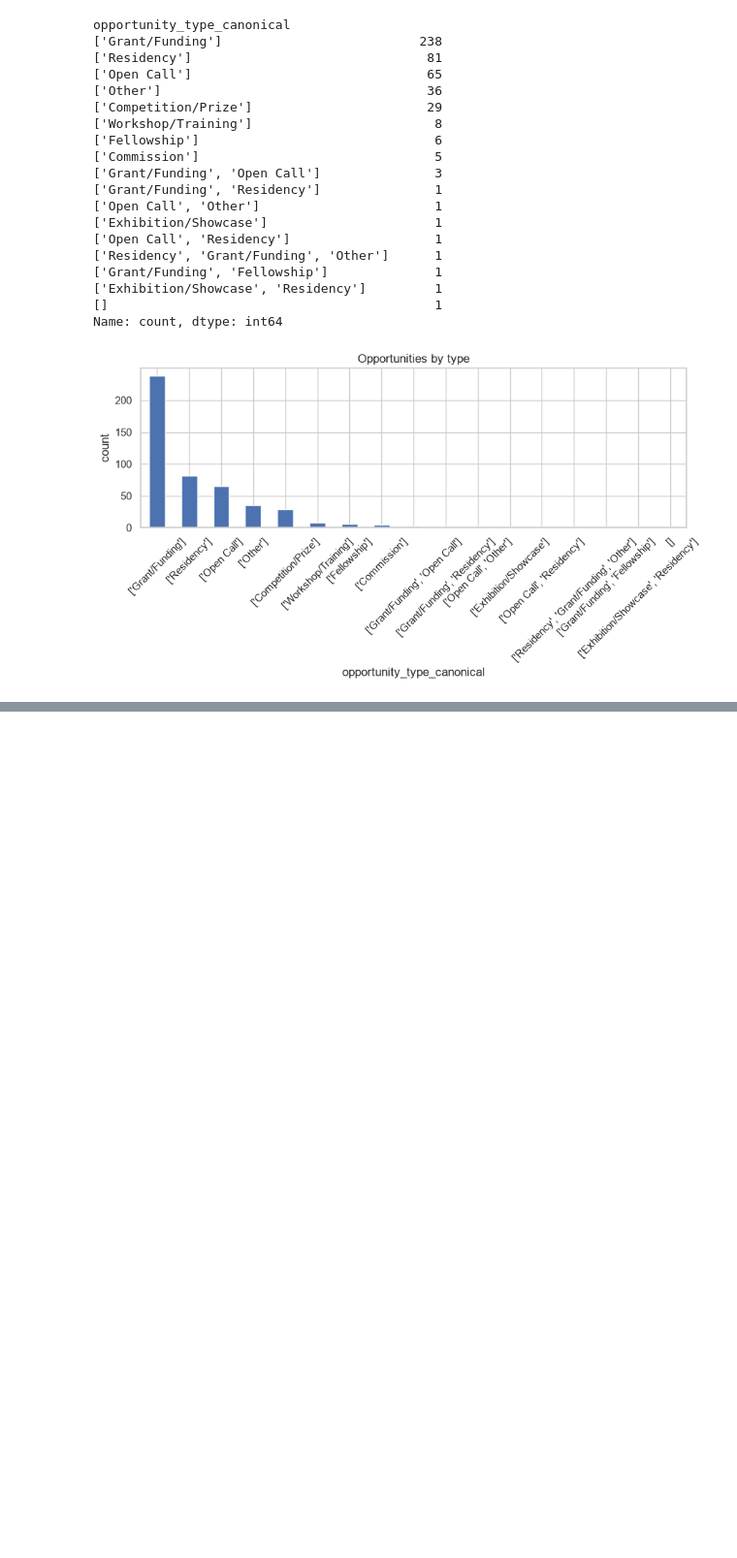
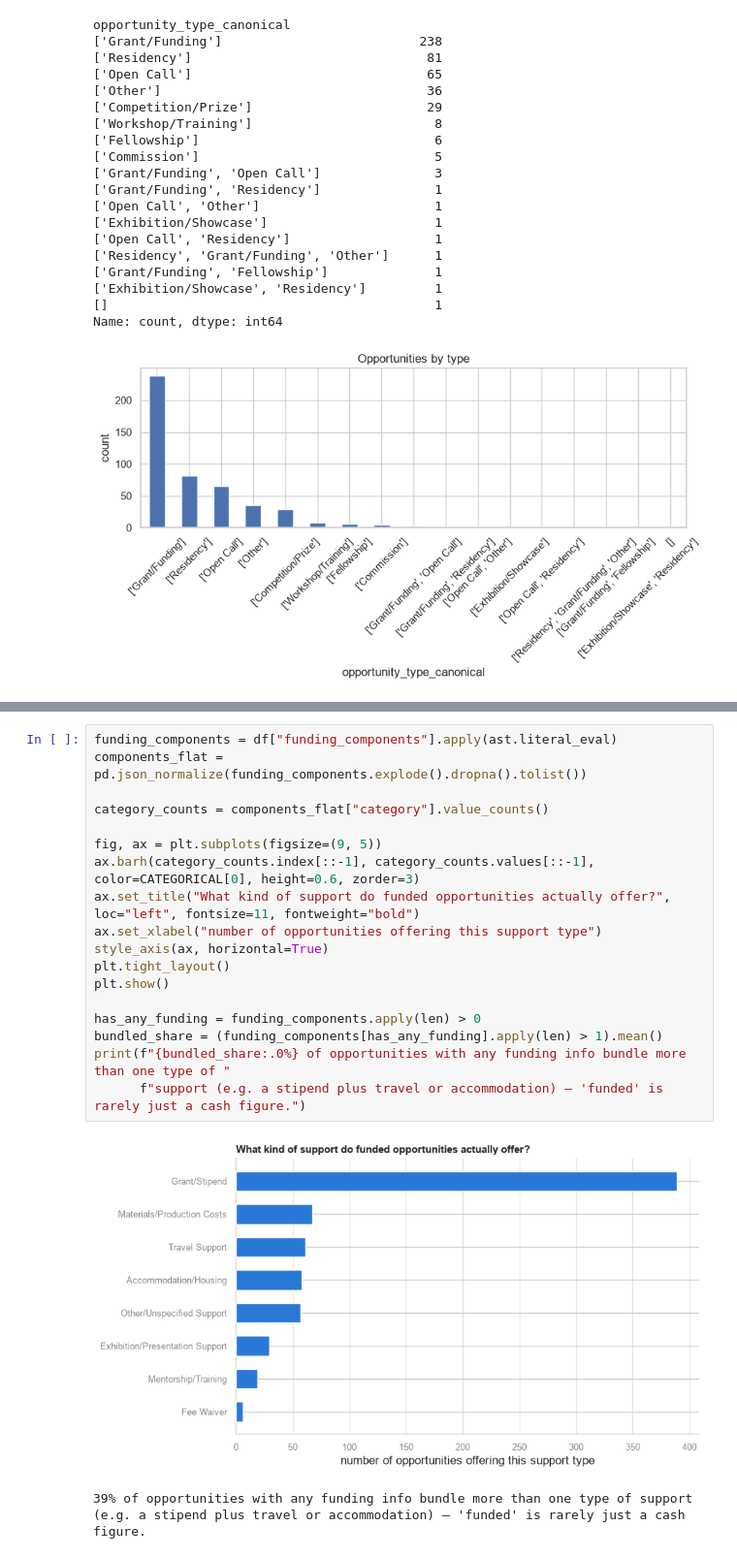
Before and after one commit to Lucaisok/open_art, a Jupyter notebook: notebooks/eda.ipynb, the cells around one changed output, grey strips where cells are left out. Shown at 97% size. Drawn from its saved outputs; the diff is of its cells as text; blank space fills up the shorter version.

```diff
--- a/notebooks/eda.ipynb
+++ b/notebooks/eda.ipynb
@@ -328,0 +432,21 @@ Name: count, dtype: int64
+# %%
+funding_components = df["funding_components"].apply(ast.literal_eval)
+components_flat = pd.json_normalize(funding_components.explode().dropna().tolist())
+
+category_counts = components_flat["category"].value_counts()
+
+fig, ax = plt.subplots(figsize=(9, 5))
+ax.barh(category_counts.index[::-1], category_counts.values[::-1], color=CATEGORICAL[0], height=0.6, zorder=3)
+ax.set_title("What kind of support do funded opportunities actually offer?", loc="left", fontsize=11, fontweight="bold")
+ax.set_xlabel("number of opportunities offering this support type")
+style_axis(ax, horizontal=True)
+plt.tight_layout()
+plt.show()
+
+has_any_funding = funding_components.apply(len) > 0
+bundled_share = (funding_components[has_any_funding].apply(len) > 1).mean()
+print(f"{bundled_share:.0%} of opportunities with any funding info bundle more than one type of "
+      f"support (e.g. a stipend plus travel or accommodation) — 'funded' is rarely just a cash figure.")
+# %% [output]
+[figure, added]
+39% of opportunities with any funding info bundle more than one type of support (e.g. a stipend plus travel or accommodation) — 'funded' is rarely just a cash figure.
```
Also changed, not shown: parts of 17 cells of this notebook.
